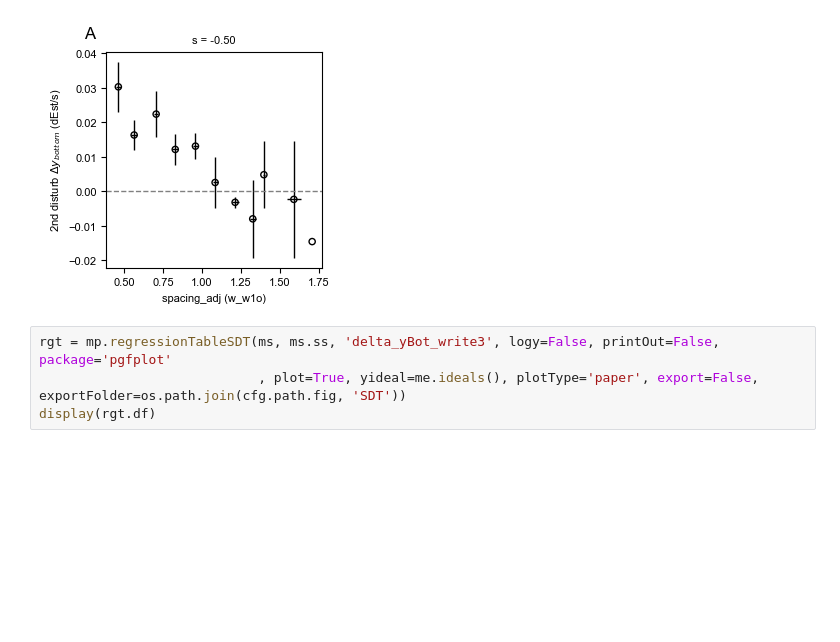
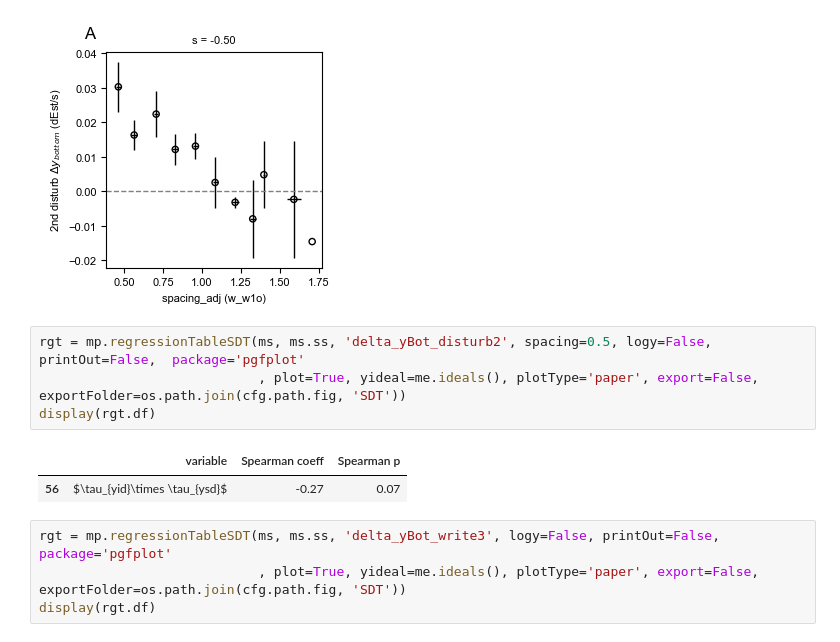
Before and after one commit to usnistgov/embedded3DPvids, a Jupyter notebook: ipynb/singleDoubleTriple/6_summary_xsy.ipynb, the cells around one changed output. Cells and saved outputs as stored; diff of their text form; blank space fills up the shorter version.

```diff
--- a/ipynb/singleDoubleTriple/6_summary_xsy.ipynb
+++ b/ipynb/singleDoubleTriple/6_summary_xsy.ipynb
@@ -252,6 +273,13 @@ display(rgt.df)
 |  | variable | Spearman coeff | Spearman p |
 | 1 | spacing_adj | -0.50 | 8.6e-04 |
 [figure]
+# %%
+rgt = mp.regressionTableSDT(ms, ms.ss, 'delta_yBot_disturb2', spacing=0.5, logy=False, printOut=False,  package='pgfplot'
+                            , plot=True, yideal=me.ideals(), plotType='paper', export=False, exportFolder=os.path.join(cfg.path.fig, 'SDT'))
+display(rgt.df)
+# %% [output]
+|  | variable | Spearman coeff | Spearman p |
+| 56 | $\tau_{yid}\times \tau_{ysd}$ | -0.27 | 0.07 |
 # %%
 rgt = mp.regressionTableSDT(ms, ms.ss, 'delta_yBot_write3', logy=False, printOut=False,  package='pgfplot'
                             , plot=True, yideal=me.ideals(), plotType='paper', export=False, exportFolder=os.path.join(cfg.path.fig, 'SDT'))
```
Also changed, not shown: parts of 6 cells of this notebook, 5 other files.
